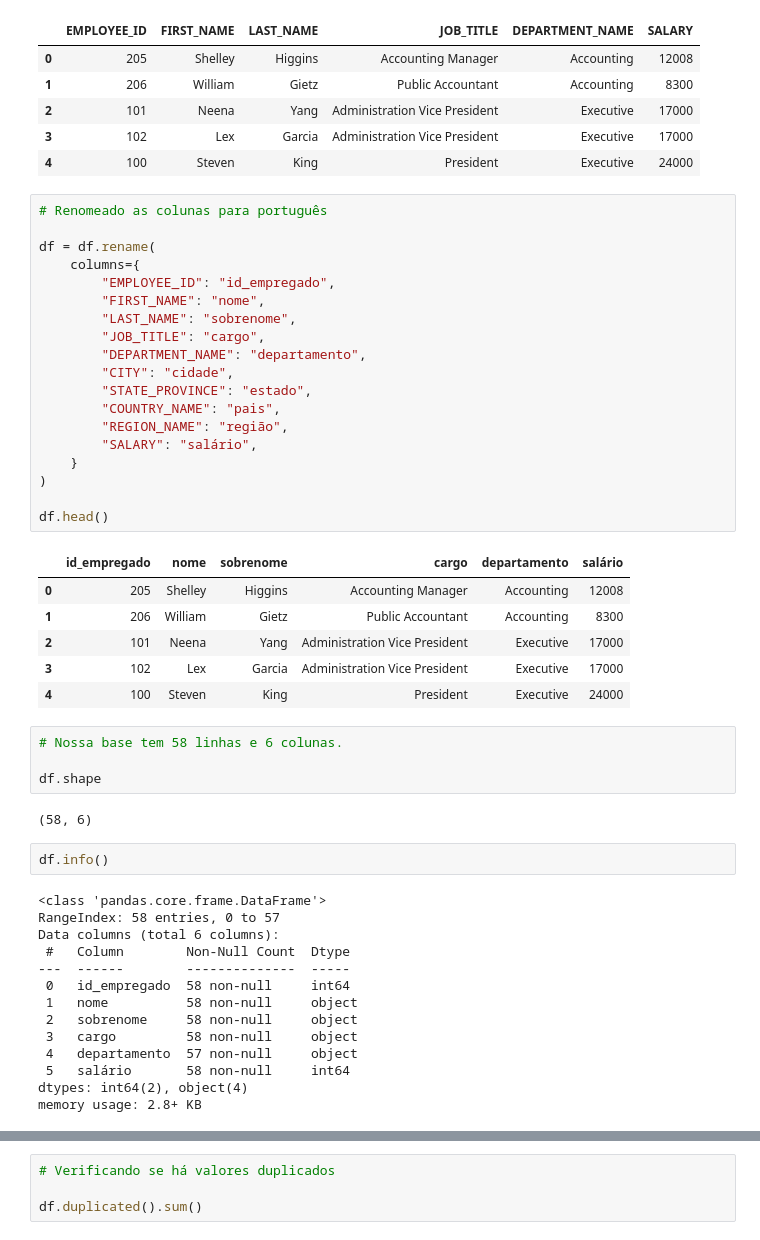
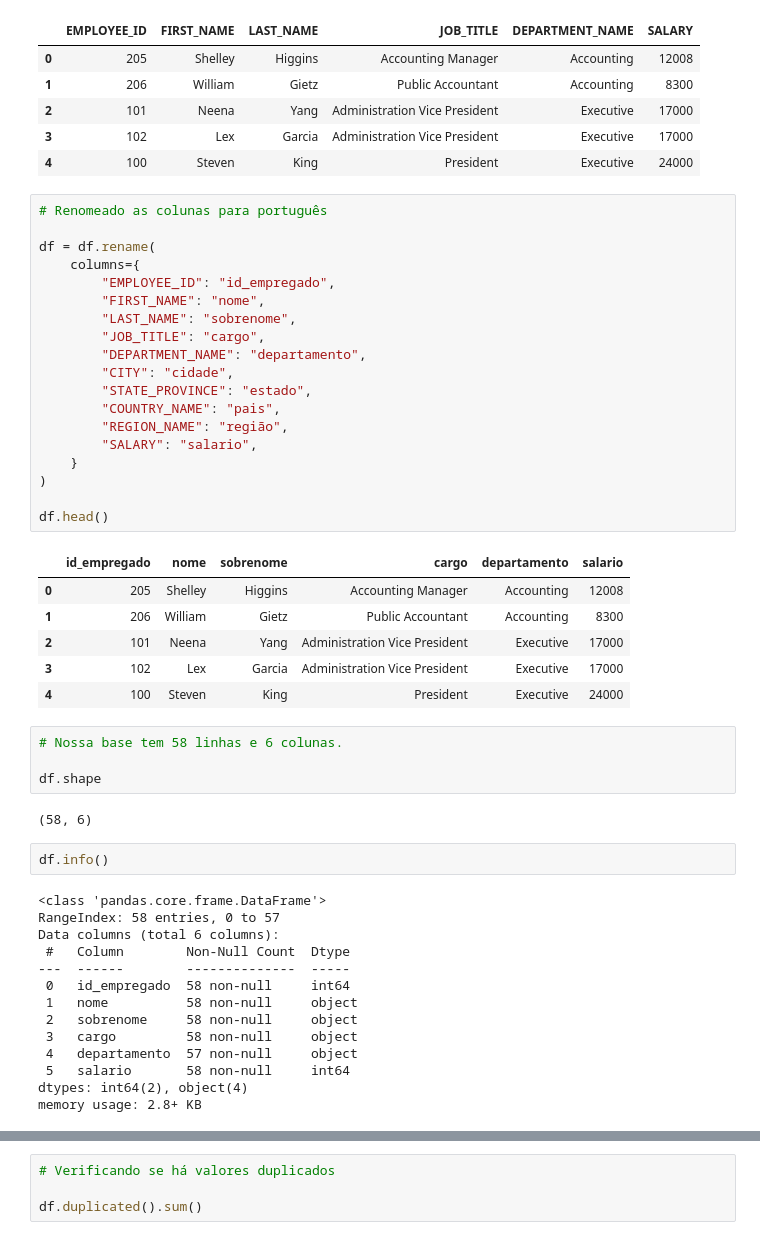
Before and after one commit to waldineilameira-lab/Projeto_Final_Waldinei, a Jupyter notebook: analise_rh.ipynb, the cells around one changed output, grey strips where cells are left out. Drawn from its saved outputs; the diff is of its cells as text.

```diff
--- a/analise_rh.ipynb
+++ b/analise_rh.ipynb
@@ -27,24 +27,24 @@ df.head()
 # %%
 # Renomeado as colunas para português
 
 df = df.rename(
     columns={
         "EMPLOYEE_ID": "id_empregado",
         "FIRST_NAME": "nome",
         "LAST_NAME": "sobrenome",
         "JOB_TITLE": "cargo",
         "DEPARTMENT_NAME": "departamento",
         "CITY": "cidade",
         "STATE_PROVINCE": "estado",
         "COUNTRY_NAME": "pais",
         "REGION_NAME": "região",
-        "SALARY": "salário",
+        "SALARY": "salario",
     }
 )
 
 df.head()
 # %% [output]
-|  | id_empregado | nome | sobrenome | cargo | departamento | salário |
+|  | id_empregado | nome | sobrenome | cargo | departamento | salario |
 | 0 | 205 | Shelley | Higgins | Accounting Manager | Accounting | 12008 |
 | 1 | 206 | William | Gietz | Public Accountant | Accounting | 8300 |
 | 2 | 101 | Neena | Yang | Administration Vice President | Executive | 17000 |
@@ -69,7 +69,7 @@ Data columns (total 6 columns):
  2   sobrenome     58 non-null     object
  3   cargo         58 non-null     object
  4   departamento  57 non-null     object
- 5   salário       58 non-null     int64
+ 5   salario       58 non-null     int64
 dtypes: int64(2), object(4)
 memory usage: 2.8+ KB
 # %%
```
Also changed, not shown: parts of 17 cells of this notebook, 1 other file.
